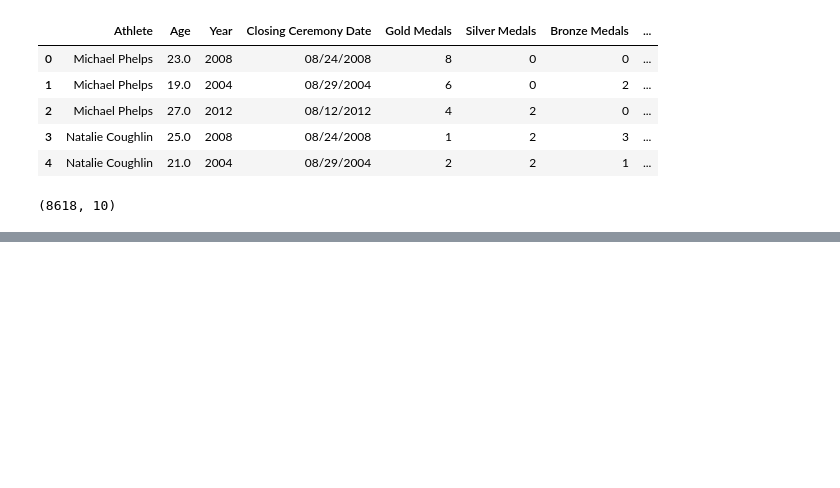
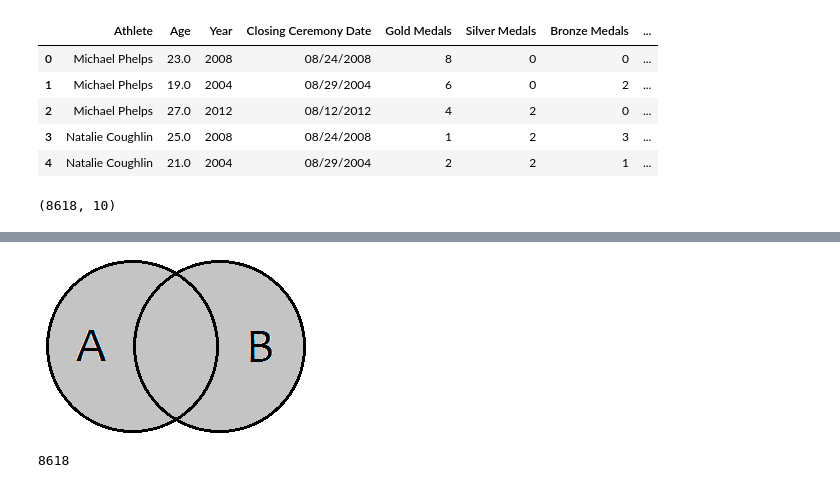
Before and after one commit to nastyc0de/curso_ml, a Jupyter notebook: T2 - 4 - Concatenacion de datos.ipynb, the cells around one changed output, grey strips where cells are left out. Drawn from its saved outputs; the diff is of its cells as text; code cells hidden in the pictures; blank space fills up the shorter version.

```diff
--- a/T2 - 4 - Concatenacion de datos.ipynb
+++ b/T2 - 4 - Concatenacion de datos.ipynb
@@ -186,0 +278,9 @@ data_final.shape
+# %%
+Image(filename='resources/outer-join.png')
+# %% [output]
+[figure, added]
+# %%
+merged_outer = pd.merge(left=datamain, right=data_country_dlt, how='outer', left_on='Athlete', right_on='Athlete')
+len(merged_outer)
+# %% [output]
+8618
```
Also changed, not shown: parts of 20 cells of this notebook, 7 other files.
